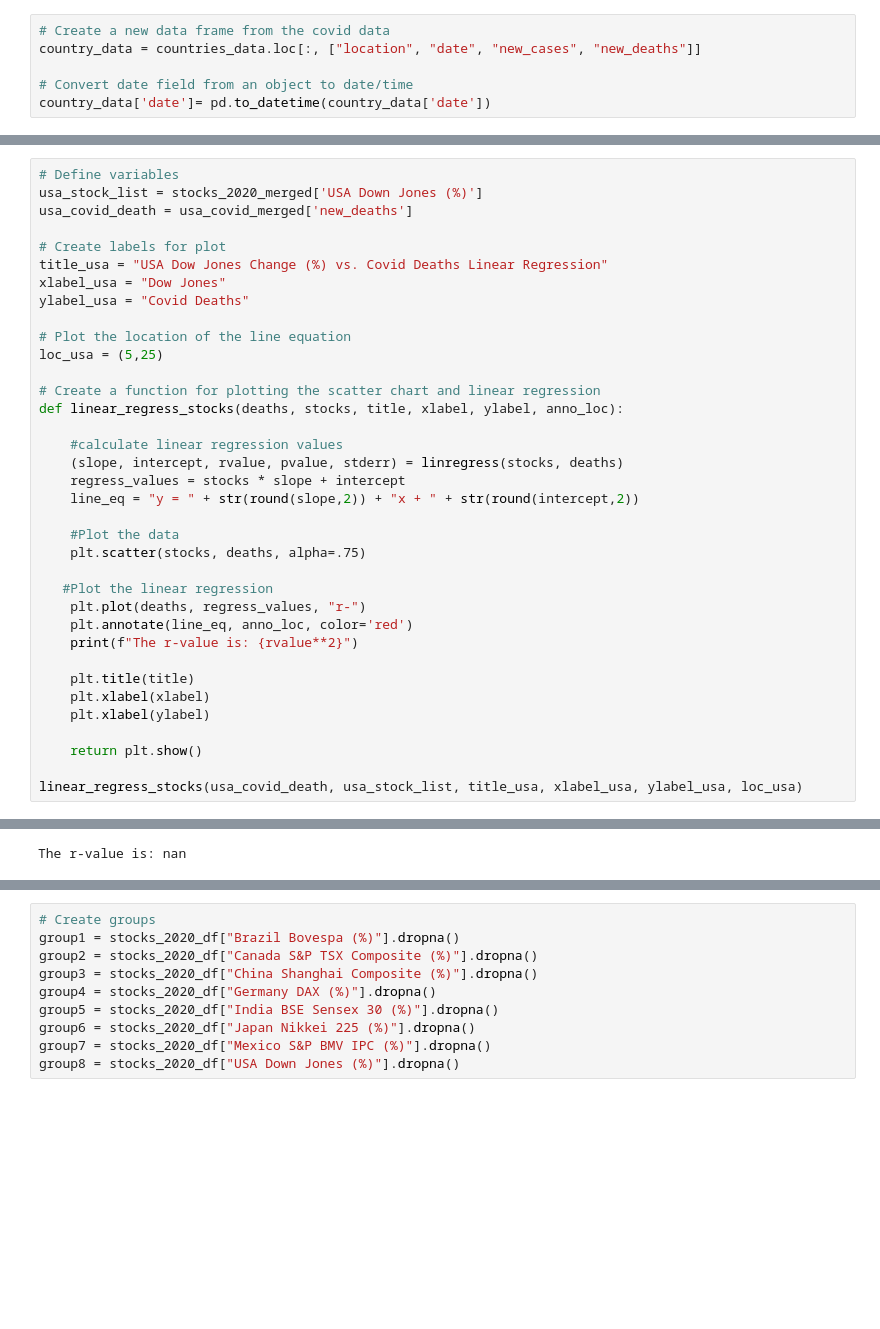
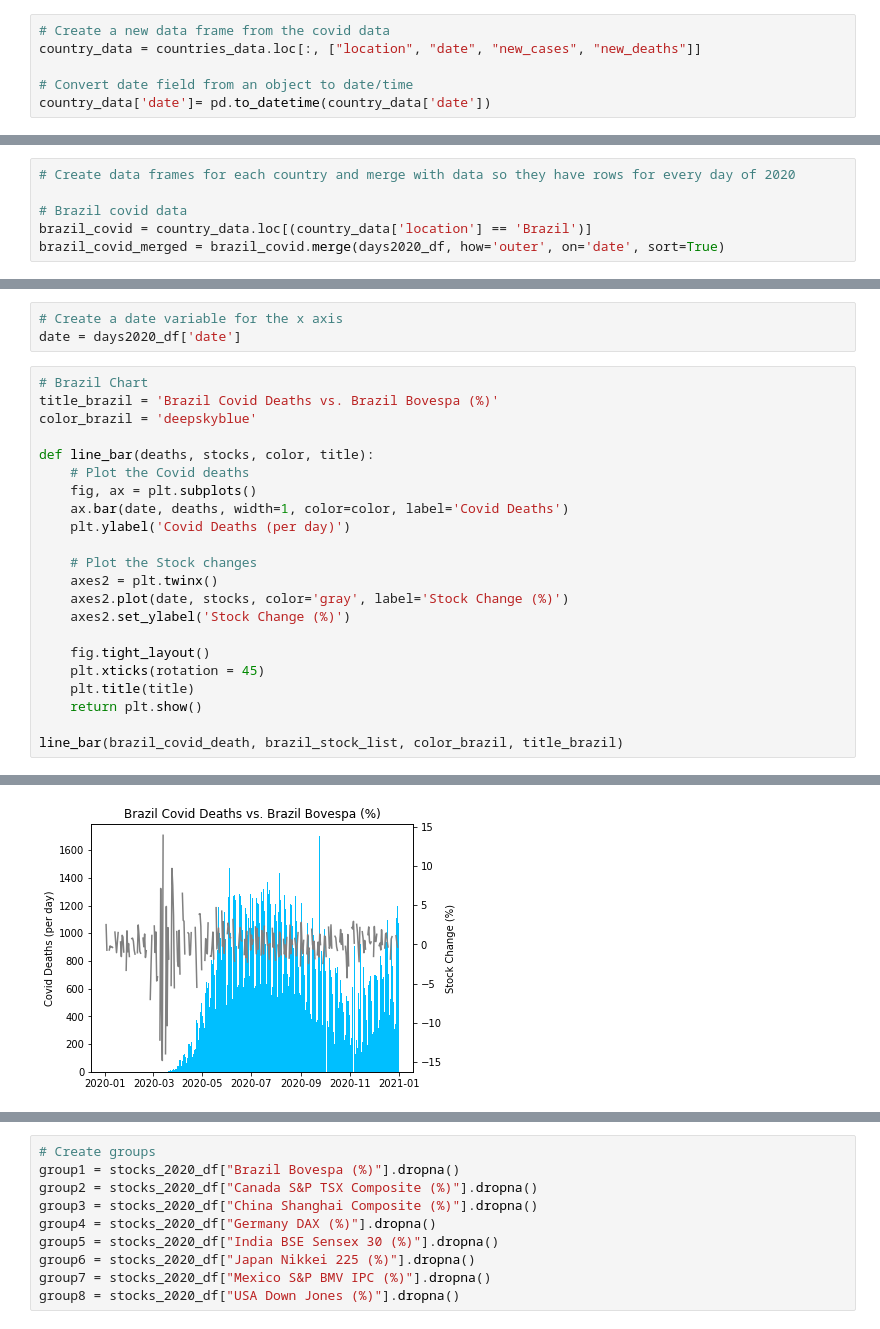
Before and after one commit to Eotanez/project-1, a Jupyter notebook: charts.ipynb, the cells around one changed output, grey strips where cells are left out. Saved outputs shown, nothing was run; the diff lists cells and outputs as text; blank space fills up the shorter version.

Commit message:
added plotting graphs

```diff
--- a/charts.ipynb
+++ b/charts.ipynb
@@ -73,0 +60,6 @@ usa_covid_merged.head()
+# %%
+# Create data frames for each country and merge with data so they have rows for every day of 2020
+
+# Brazil covid data
+brazil_covid = country_data.loc[(country_data['location'] == 'Brazil')]
+brazil_covid_merged = brazil_covid.merge(days2020_df, how='outer', on='date', sort=True)
@@ -74,37 +120,26 @@ usa_covid_merged.head()
+# %%
+# Create a date variable for the x axis
+date = days2020_df['date']
 # %%
-# Define variables
-usa_stock_list = stocks_2020_merged['USA Down Jones (%)']
-usa_covid_death = usa_covid_merged['new_deaths']
+# Brazil Chart
+title_brazil = 'Brazil Covid Deaths vs. Brazil Bovespa (%)'
+color_brazil = 'deepskyblue'
 
-# Create labels for plot
-title_usa = "USA Dow Jones Change (%) vs. Covid Deaths Linear Regression"
-xlabel_usa = "Dow Jones"
-ylabel_usa = "Covid Deaths"
+def line_bar(deaths, stocks, color, title):
+    # Plot the Covid deaths
+    fig, ax = plt.subplots()
+    ax.bar(date, deaths, width=1, color=color, label='Covid Deaths')
+    plt.ylabel('Covid Deaths (per day)')
 
-# Plot the location of the line equation
-loc_usa = (5,25)
+    # Plot the Stock changes
+    axes2 = plt.twinx()
+    axes2.plot(date, stocks, color='gray', label='Stock Change (%)')
+    axes2.set_ylabel('Stock Change (%)')
 
-# Create a function for plotting the scatter chart and linear regression
-def linear_regress_stocks(deaths, stocks, title, xlabel, ylabel, anno_loc):
-
-    #calculate linear regression values
-    (slope, intercept, rvalue, pvalue, stderr) = linregress(stocks, deaths)
-    regress_values = stocks * slope + intercept
-    line_eq = "y = " + str(round(slope,2)) + "x + " + str(round(intercept,2))
-
-    #Plot the data
-    plt.scatter(stocks, deaths, alpha=.75)
-
-   #Plot the linear regression
-    plt.plot(deaths, regress_values, "r-")
-    plt.annotate(line_eq, anno_loc, color='red')
-    print(f"The r-value is: {rvalue**2}")
-
+    fig.tight_layout()
+    plt.xticks(rotation = 45)
     plt.title(title)
-    plt.xlabel(xlabel)
-    plt.xlabel(ylabel)
-
     return plt.show()
 
-linear_regress_stocks(usa_covid_death, usa_stock_list, title_usa, xlabel_usa, ylabel_usa, loc_usa)
+line_bar(brazil_covid_death, brazil_stock_list, color_brazil, title_brazil)
 # %% [output]
@@ -113 +146 @@ linear_regress_stocks(usa_covid_death, usa_stock_list, title_usa, xlabel_usa, yl
-The r-value is: nan
+[figure, added]
```
Also changed, not shown: parts of 42 cells of this notebook.
